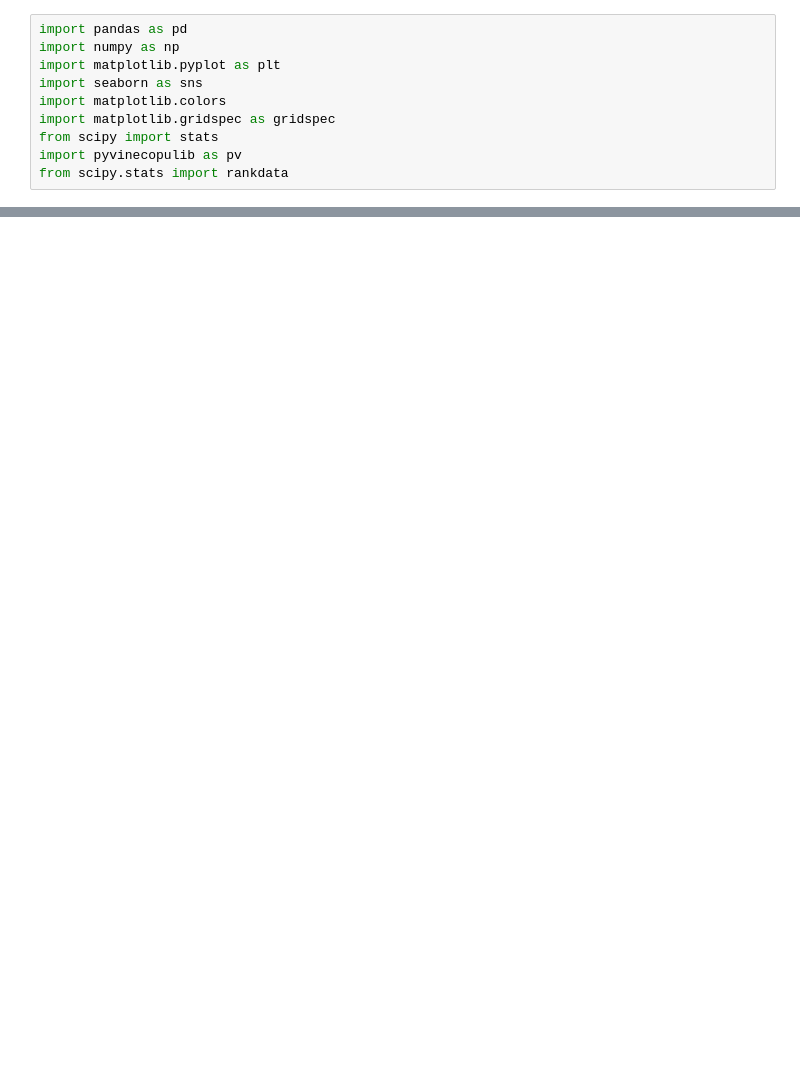
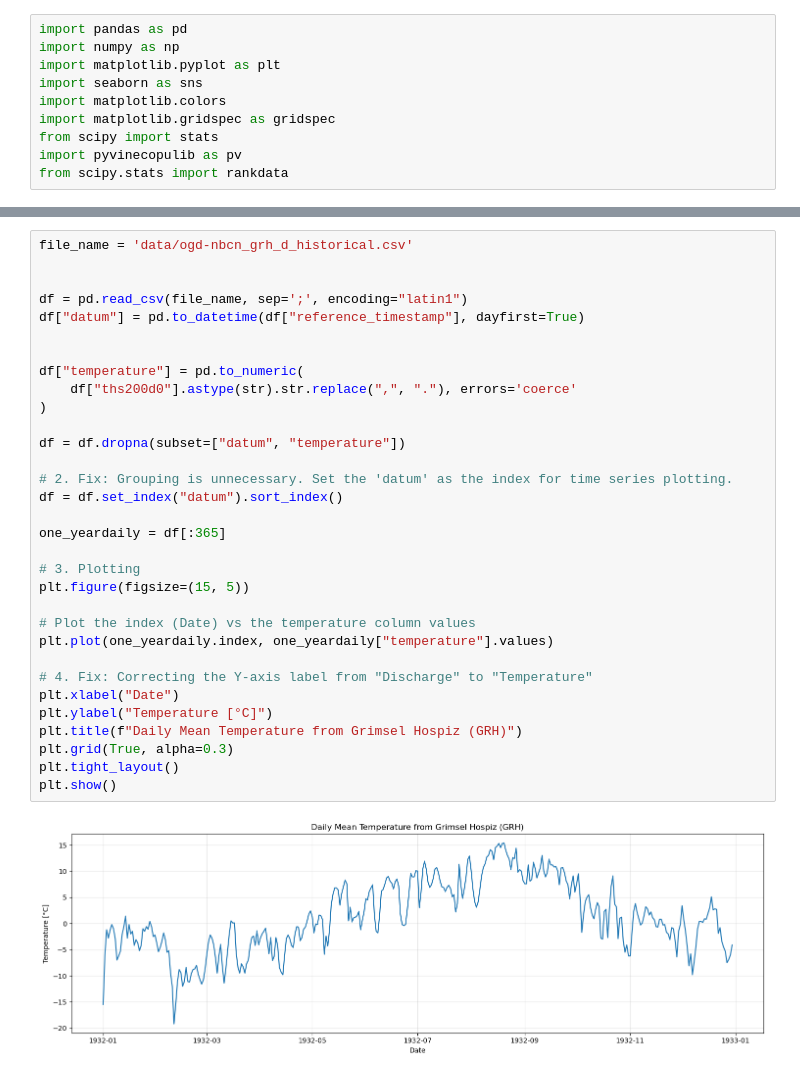
Before and after one commit to Loe-SS/MORE, a Jupyter notebook: discharge_data_analysis.ipynb, the cells around one changed output, grey strips where cells are left out. Saved outputs shown, nothing was run; the diff lists cells and outputs as text; blank space fills up the shorter version.

```diff
--- a/discharge_data_analysis.ipynb
+++ b/discharge_data_analysis.ipynb
@@ -31,0 +43,34 @@ plt.show()
+# %%
+file_name = 'data/ogd-nbcn_grh_d_historical.csv'
+
+
+df = pd.read_csv(file_name, sep=';', encoding="latin1")
+df["datum"] = pd.to_datetime(df["reference_timestamp"], dayfirst=True)
+
+
+df["temperature"] = pd.to_numeric(
+    df["ths200d0"].astype(str).str.replace(",", "."), errors='coerce'
+)
+
+df = df.dropna(subset=["datum", "temperature"])
+
+# 2. Fix: Grouping is unnecessary. Set the 'datum' as the index for time series plotting.
+df = df.set_index("datum").sort_index()
+
+one_yeardaily = df[:365]
+
+# 3. Plotting
+plt.figure(figsize=(15, 5))
+
+# Plot the index (Date) vs the temperature column values
+plt.plot(one_yeardaily.index, one_yeardaily["temperature"].values)
+
+# 4. Fix: Correcting the Y-axis label from "Discharge" to "Temperature"
+plt.xlabel("Date")
+plt.ylabel("Temperature [°C]")
+plt.title(f"Daily Mean Temperature from Grimsel Hospiz (GRH)")
+plt.grid(True, alpha=0.3)
+plt.tight_layout()
+plt.show()
+# %% [output]
+[figure, added]
```
Also changed, not shown: parts of 2 cells of this notebook.
